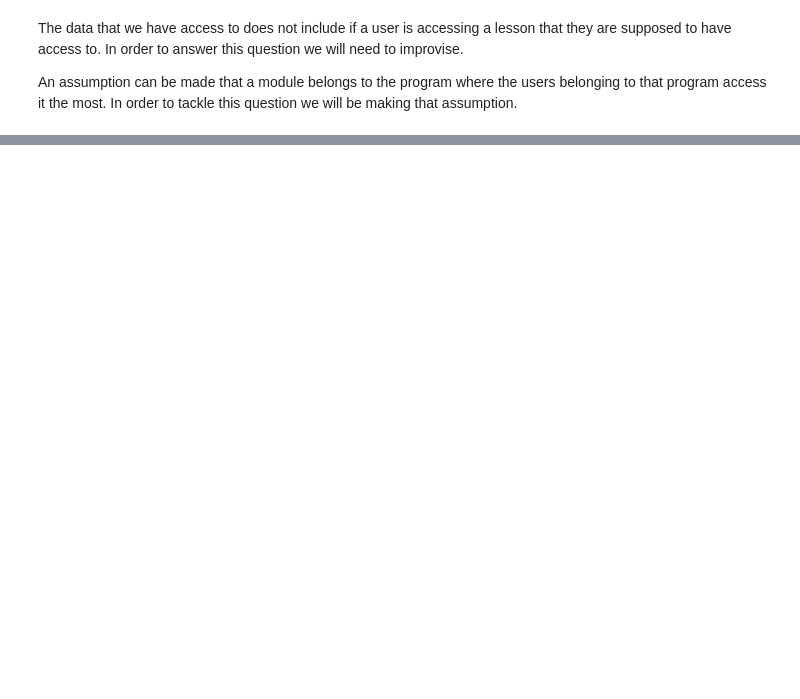
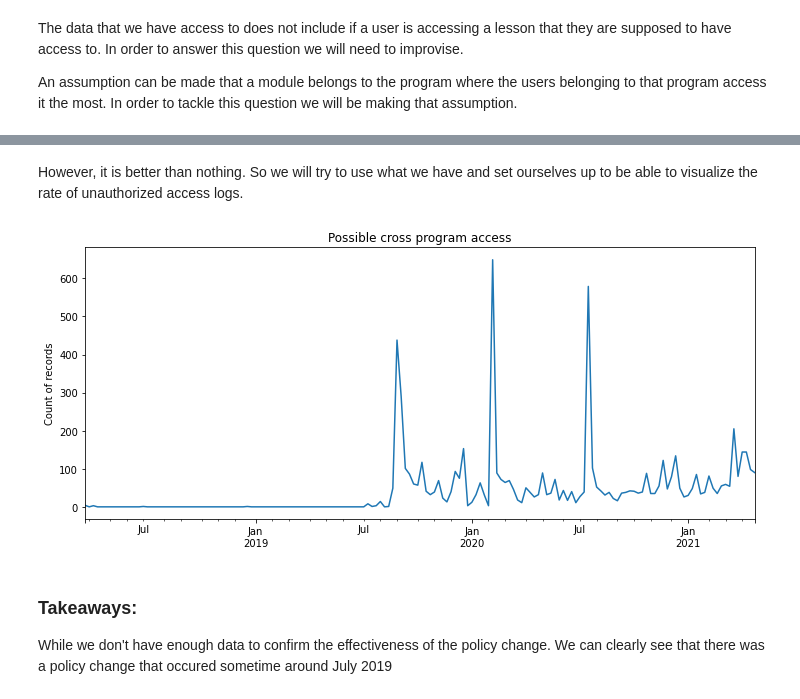
Before and after one commit to best-anamoly-detection-group-project/detection_project, a Jupyter notebook: Report_security.ipynb, the cells around one changed output, grey strips where cells are left out. Saved outputs shown, nothing was run; the diff lists cells and outputs as text; code cells hidden in the pictures; blank space fills up the shorter version.

```diff
--- a/Report_security.ipynb
+++ b/Report_security.ipynb
@@ -86,3 +86,18 @@ There is very strong evidence to suggest that some users may have compromised cr
 The data that we have access to does not include if a user is accessing a lesson that they are supposed to have access to.  In order to answer this question we will need to improvise.
 
 An assumption can be made that a module belongs to the program where the users belonging to that program access it the most.  In order to tackle this question we will be making that assumption.
+# %%
+def build_module_parent_df(df):
+    # Group by module and get the number of accesses for each program
+    mod_prog = df.groupby('module').program.value_counts()
+    # Flatten the result
+    a = mod_prog.rename('vcount').reset_index()
+    out = {}
+    for i, mod in enumerate(a.module.unique().tolist()):
+        this = a[a.module == mod]
+        out[i] = {'module':mod, 'module_parent':this.set_index('program').vcount.idxmax()}
+
+    return pd.DataFrame.from_dict(out, orient='index')
+# %%
+parents = build_module_parent_df(df)
+parents.sample(15, random_state=42)
@@ -88,0 +143,26 @@ An assumption can be made that a module belongs to the program where the users b
+# %% [markdown]
+However, it is better than nothing. So we will try to use what we have and set ourselves up to be able to visualize the rate of unauthorized access logs.
+# %%
+# Set merge the module/parent data with the main dataframe, but store the result in a new variable to avoid conflicts with the rest of the notebook.
+xf = df.reset_index().merge(parents, how='left', on='module').set_index('datetime')
+# Get rid of any nulls for the purposes of
+xf = xf.dropna(subset=['module', 'module_parent', 'program_id'])
+
+# Group the full stack programs together since we expect overlap.
+xf.loc[xf.program.str.contains('Full Stack'), 'program'] = 'Full Stack'
+xf.loc[xf.module_parent.str.contains('Full Stack'), 'module_parent'] = 'Full Stack'
+
+# Create a new column that determines if this access record should have been able to access the page
+xf['unauth_acc'] = xf.program != xf.module_parent
+# %%
+plt.figure(figsize=(12,5))
+xf[xf.unauth_acc  & (xf.cohort_name != 'Staff')].unauth_acc.resample('W').sum().plot()
+plt.title('Possible cross program access')
+plt.ylabel('Count of records')
+plt.xlabel(None)
+plt.show()
+# %% [output]
+[figure, added]
+# %% [markdown]
+### Takeaways:
+While we don't have enough data to confirm the effectiveness of the policy change.  We can clearly see that there was a policy change that occured sometime around July 2019
```
Also changed, not shown: parts of 4 cells of this notebook, 1 other file.
